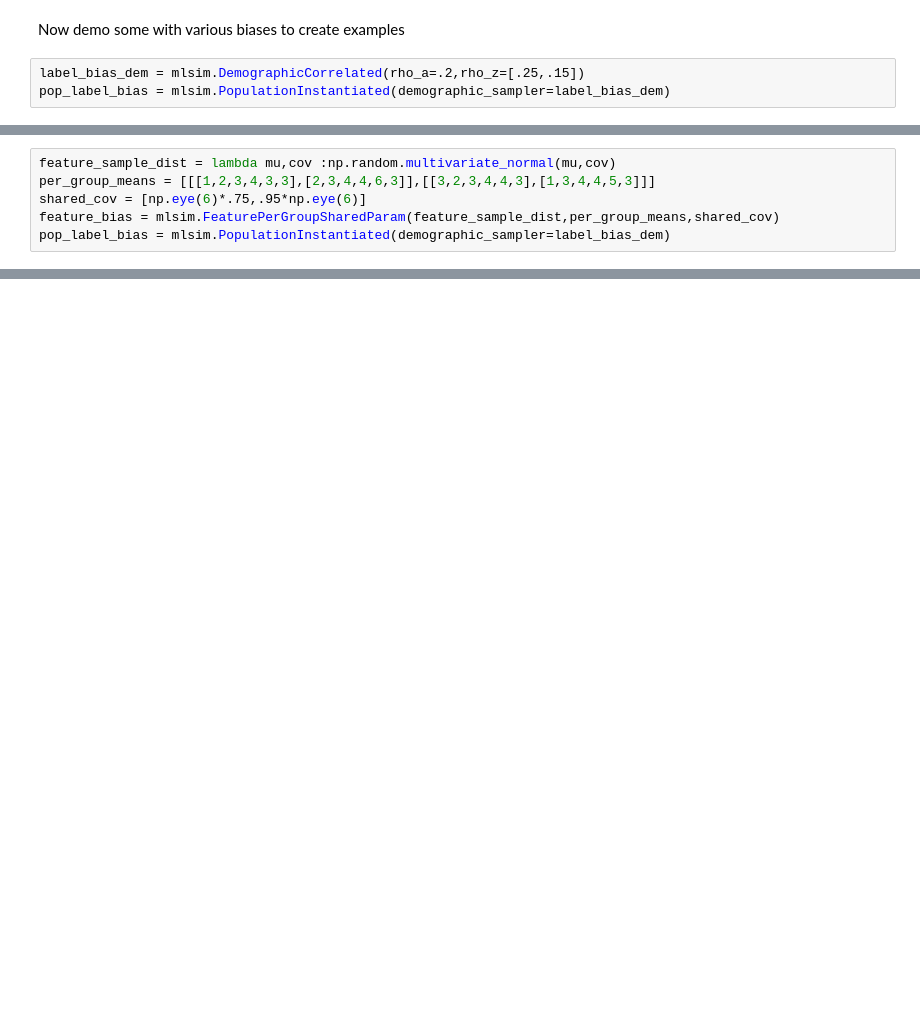
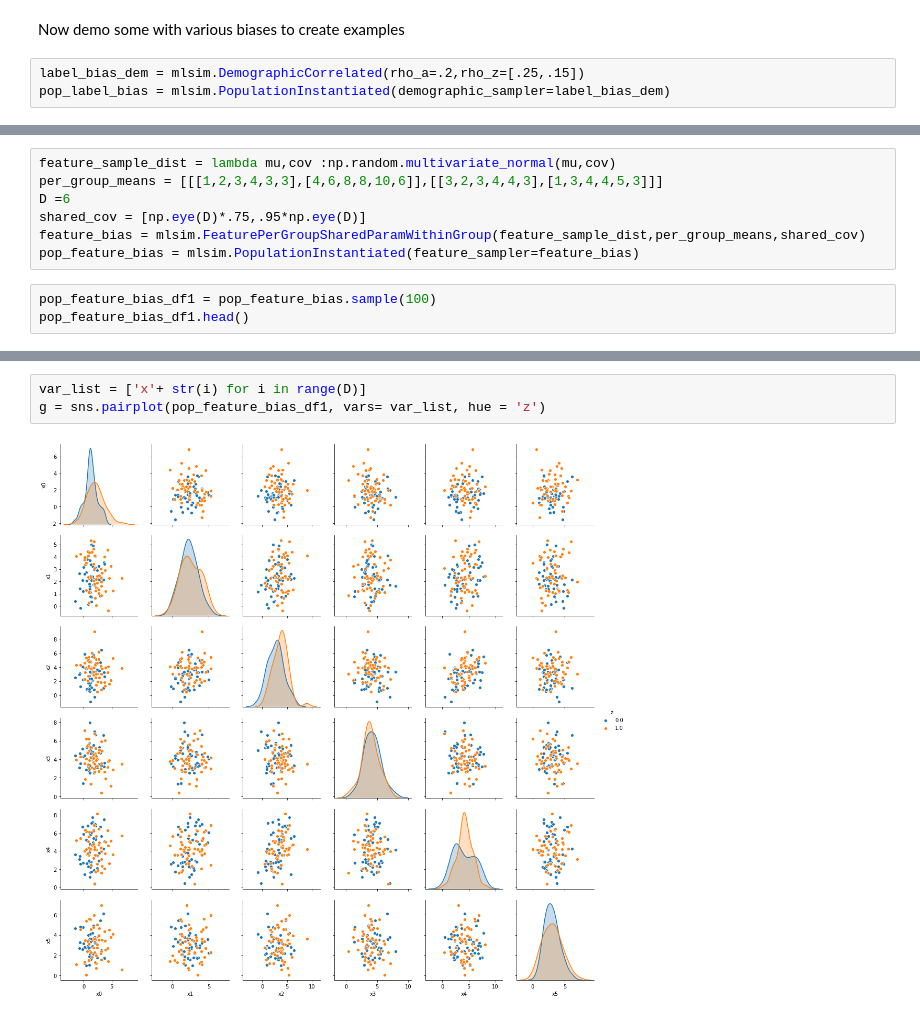
Before and after one commit to ml4sts/ml-sim, a Jupyter notebook: sandbox/demo_populations.ipynb, the cells around one changed output, grey strips where cells are left out. Saved outputs shown, nothing was run; the diff lists cells and outputs as text; blank space fills up the shorter version.

```diff
--- a/sandbox/demo_populations.ipynb
+++ b/sandbox/demo_populations.ipynb
@@ -52,6 +49,10 @@ pop_label_bias_df1.head()
 # %%
 feature_sample_dist = lambda mu,cov :np.random.multivariate_normal(mu,cov)
-per_group_means = [[[1,2,3,4,3,3],[2,3,4,4,6,3]],[[3,2,3,4,4,3],[1,3,4,4,5,3]]]
-shared_cov = [np.eye(6)*.75,.95*np.eye(6)]
-feature_bias = mlsim.FeaturePerGroupSharedParam(feature_sample_dist,per_group_means,shared_cov)
-pop_label_bias = mlsim.PopulationInstantiated(demographic_sampler=label_bias_dem)
+per_group_means = [[[1,2,3,4,3,3],[4,6,8,8,10,6]],[[3,2,3,4,4,3],[1,3,4,4,5,3]]]
+D =6
+shared_cov = [np.eye(D)*.75,.95*np.eye(D)]
+feature_bias = mlsim.FeaturePerGroupSharedParamWithinGroup(feature_sample_dist,per_group_means,shared_cov)
+pop_feature_bias = mlsim.PopulationInstantiated(feature_sampler=feature_bias)
+# %%
+pop_feature_bias_df1 = pop_feature_bias.sample(100)
+pop_feature_bias_df1.head()
@@ -57,0 +66,5 @@ pop_label_bias = mlsim.PopulationInstantiated(demographic_sampler=label_bias_dem
+# %%
+var_list = ['x'+ str(i) for i in range(D)]
+g = sns.pairplot(pop_feature_bias_df1, vars= var_list, hue = 'z')
+# %% [output]
+[figure, added]
```
Also changed, not shown: parts of 6 cells of this notebook, 2 other files.
